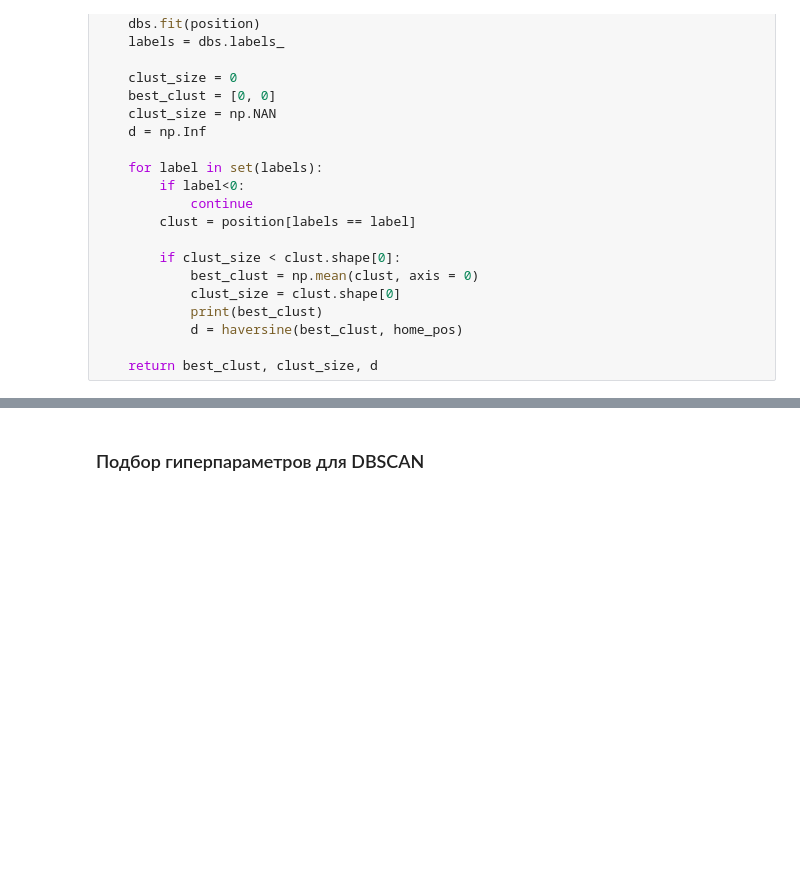
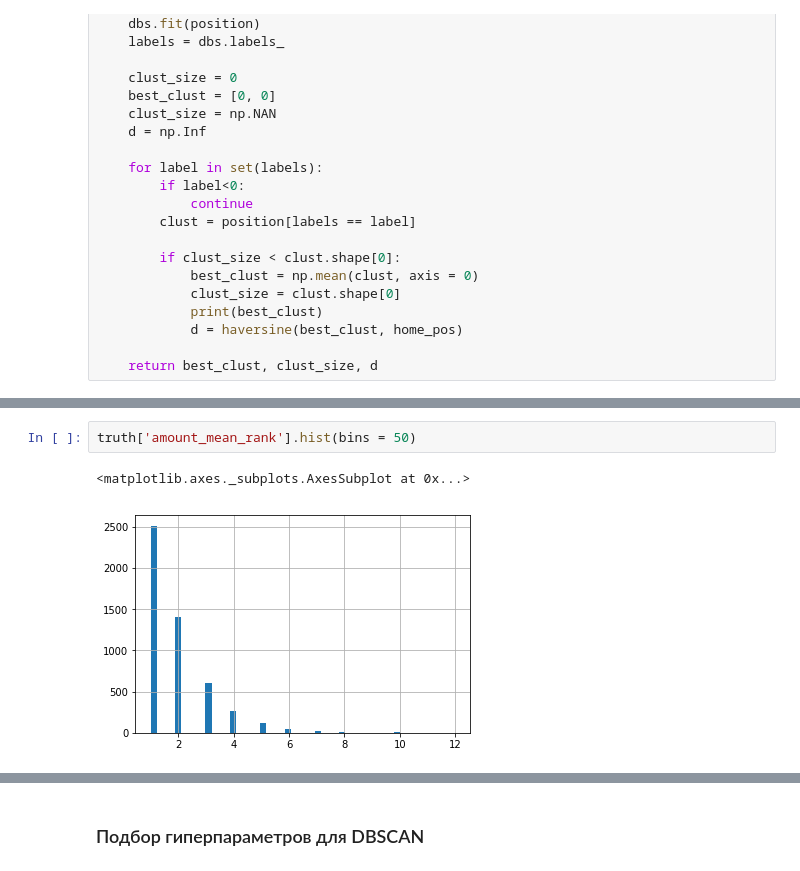
Before and after one commit to PhySci/raiffaizen, a Jupyter notebook: DBSCAN.ipynb, the cells around one changed output, grey strips where cells are left out. Saved outputs shown, nothing was run; the diff lists cells and outputs as text; blank space fills up the shorter version.

```diff
--- a/DBSCAN.ipynb
+++ b/DBSCAN.ipynb
@@ -135,0 +292,5 @@ def get_dbscan_score(df, dbscan_params, mcc_code = 5411, calc_dist = True):
+# %%
+truth['amount_mean_rank'].hist(bins = 50)
+# %% [output]
+<matplotlib.axes._subplots.AxesSubplot at 0x...>
+[figure, added]
```
Also changed, not shown: parts of 33 cells of this notebook, 3 other files.
